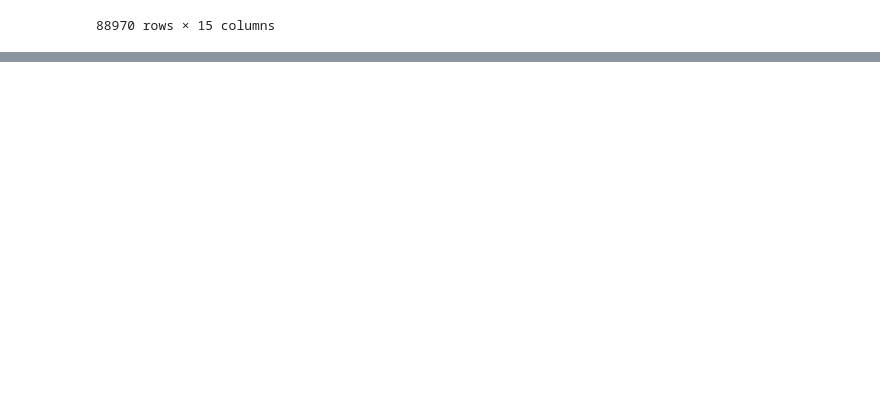
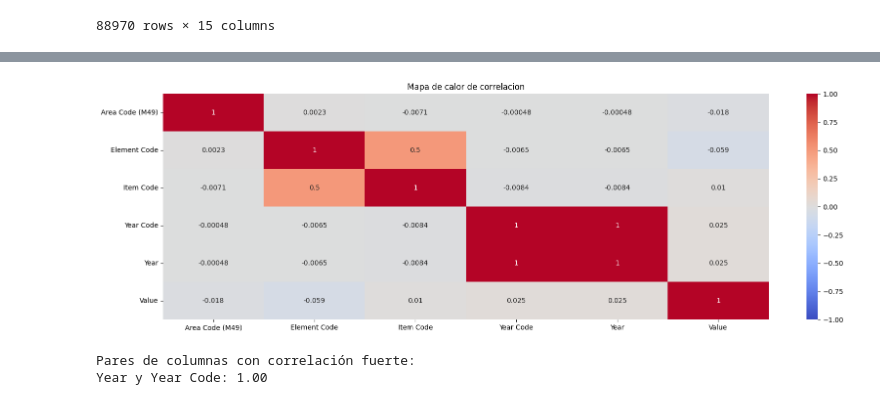
Before and after one commit to Lucaspadula/hackathon_mE, a Jupyter notebook: notebooks/pesticidas.ipynb, the cells around one changed output, grey strips where cells are left out. Saved outputs shown, nothing was run; the diff lists cells and outputs as text; code cells hidden in the pictures; blank space fills up the shorter version.

```diff
--- a/notebooks/pesticidas.ipynb
+++ b/notebooks/pesticidas.ipynb
@@ -26,0 +59,4 @@ df
+# %%
+#correcciones valores vacios
+df['Note'] = df['Note'].fillna(0)
+df['Value'] = df['Value'].fillna(df['Value'].mean())
@@ -26,0 +132,28 @@ df
+# %%
+df_corr = df.select_dtypes(include=['int64','float64'])
+correlation_matrix = df_corr.corr()
+# Establecer un umbral para considerar una correlación como fuerte
+plt.figure(figsize=(20,6))
+sns.heatmap(correlation_matrix,annot=True,cmap='coolwarm',vmin=-1,vmax=1)
+plt.title('Mapa de calor de correlacion')
+plt.show()
+threshold = 0.6
+
+# Encontrar pares de columnas con correlación fuerte
+strong_correlations = []
+for i in range(len(correlation_matrix.columns)):
+    for j in range(i):
+        if abs(correlation_matrix.iloc[i, j]) > threshold:
+            colname1 = correlation_matrix.columns[i]
+            colname2 = correlation_matrix.columns[j]
+            correlation_value = correlation_matrix.iloc[i, j]
+            strong_correlations.append((colname1, colname2, correlation_value))
+
+# Imprimir los resultados
+print("Pares de columnas con correlación fuerte:")
+for col1, col2, corr in strong_correlations:
+    print(f"{col1} y {col2}: {corr:.2f}")
+# %% [output]
+[figure, added]
+Pares de columnas con correlación fuerte:
+Year y Year Code: 1.00
```
Also changed, not shown: parts of 17 cells of this notebook, 1 other file.
